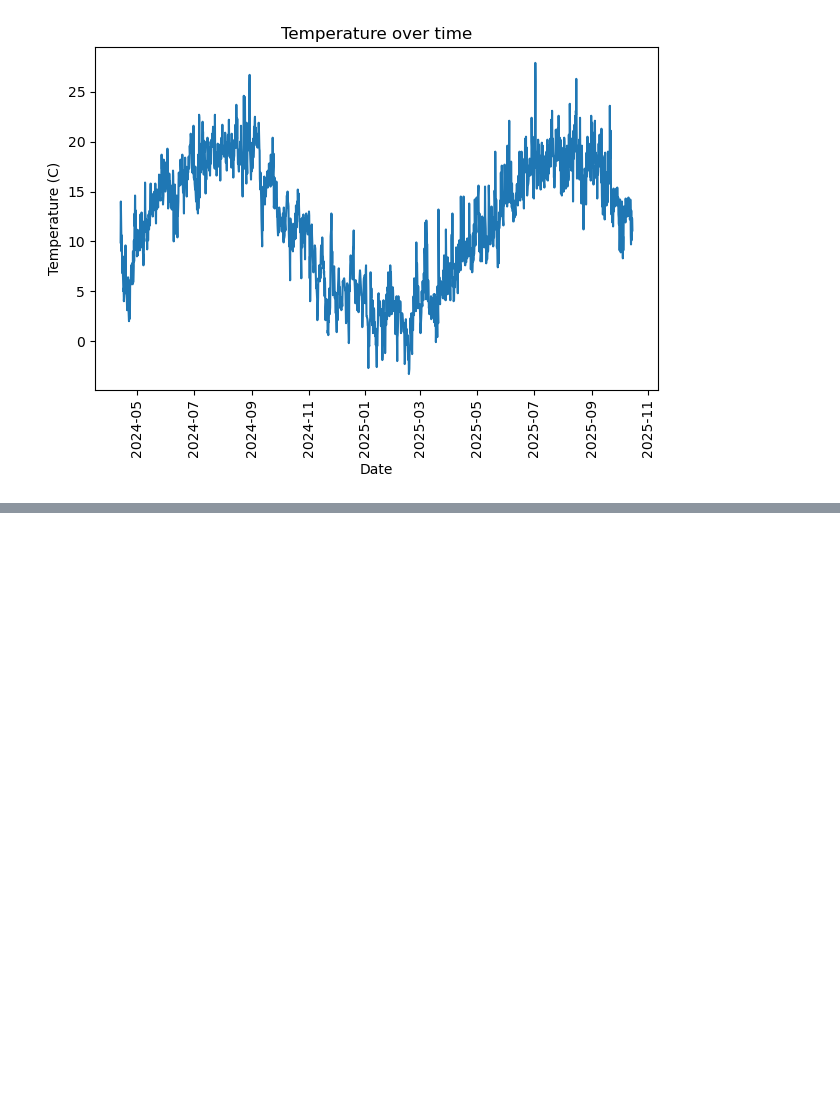
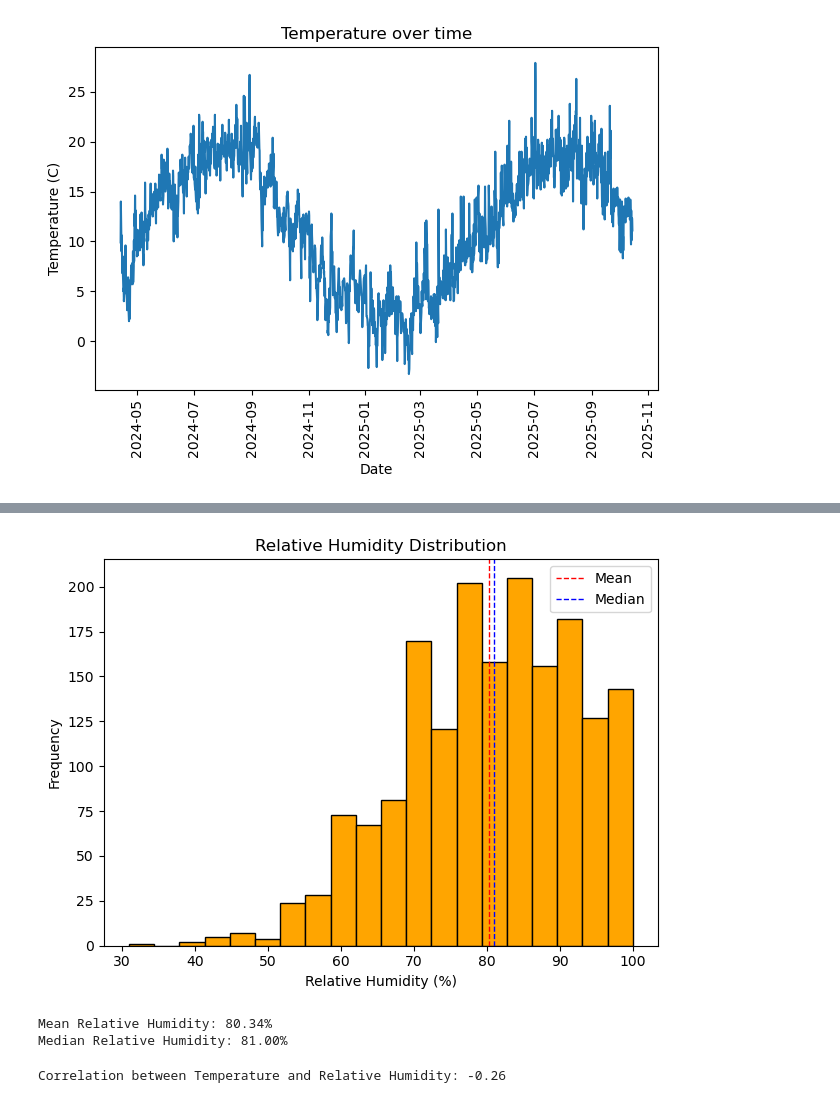
Before and after one commit to c4ristian/wetter, a Jupyter notebook: notebooks/overview_ck.ipynb, the cells around one changed output, grey strips where cells are left out. Saved outputs shown, nothing was run; the diff lists cells and outputs as text; code cells hidden in the pictures; blank space fills up the shorter version.

```diff
--- a/notebooks/overview_ck.ipynb
+++ b/notebooks/overview_ck.ipynb
@@ -52,2 +84,29 @@ plt.show()
 # %%
-#
+# Plot a histogram with relative humidity
+# show me median and mean in the histogram
+plt.hist(weather_frame['rel_humidity_pct'], bins=20, edgecolor='black', color='orange')
+plt.axvline(weather_frame['rel_humidity_pct'].mean(), color='red', linestyle='dashed', linewidth=1, label='Mean')
+plt.axvline(weather_frame['rel_humidity_pct'].median(), color='blue', linestyle='dashed', linewidth=1, label='Median')
+plt.title("Relative Humidity Distribution")
+plt.xlabel("Relative Humidity (%)")
+plt.ylabel("Frequency")
+plt.legend()
+plt.tight_layout()
+plt.show()
+# %% [output]
+[figure, added]
+# %%
+# Print me mean and median of relative humidity
+mean_humidity = weather_frame['rel_humidity_pct'].mean()
+median_humidity = weather_frame['rel_humidity_pct'].median()
+print(f"Mean Relative Humidity: {mean_humidity:.2f}%")
+print(f"Median Relative Humidity: {median_humidity:.2f}%")
+# %% [output]
+Mean Relative Humidity: 80.34%
+Median Relative Humidity: 81.00%
+# %%
+# Can you find a correlation between temperature and humidity?
+correlation = weather_frame['temp_C'].corr(weather_frame['rel_humidity_pct'])
+print(f"Correlation between Temperature and Relative Humidity: {correlation:.2f}")
+# %% [output]
+Correlation between Temperature and Relative Humidity: -0.26
```
Also changed, not shown: parts of 7 cells of this notebook.
